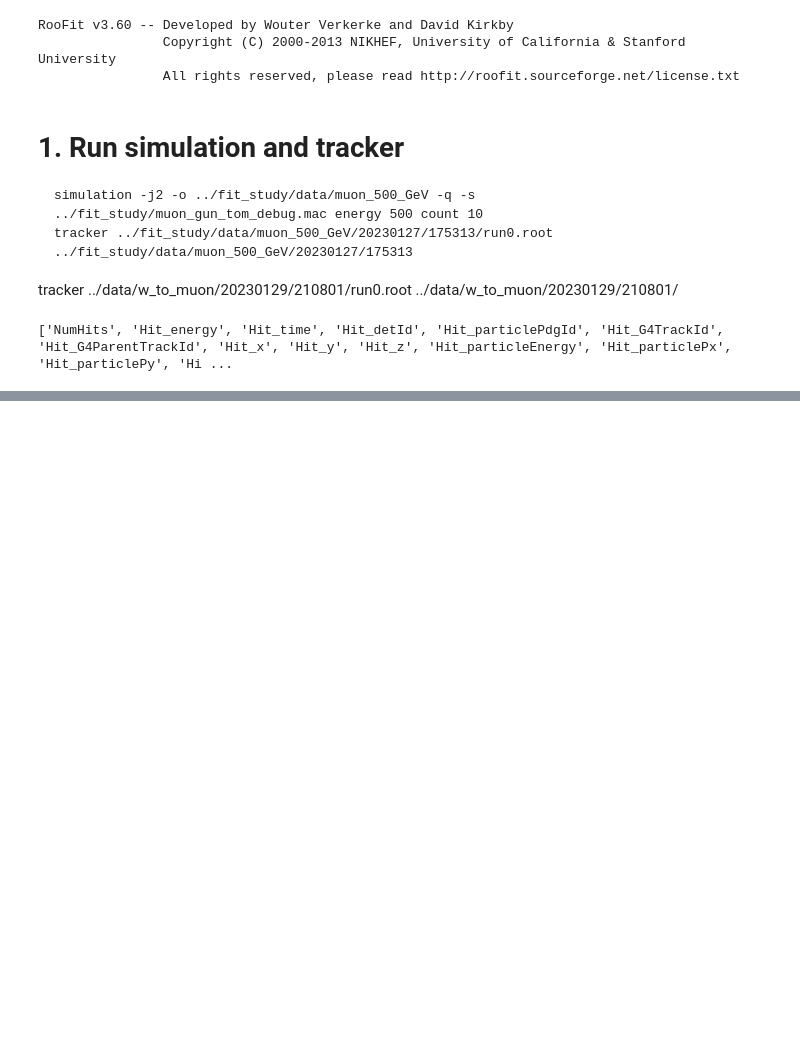
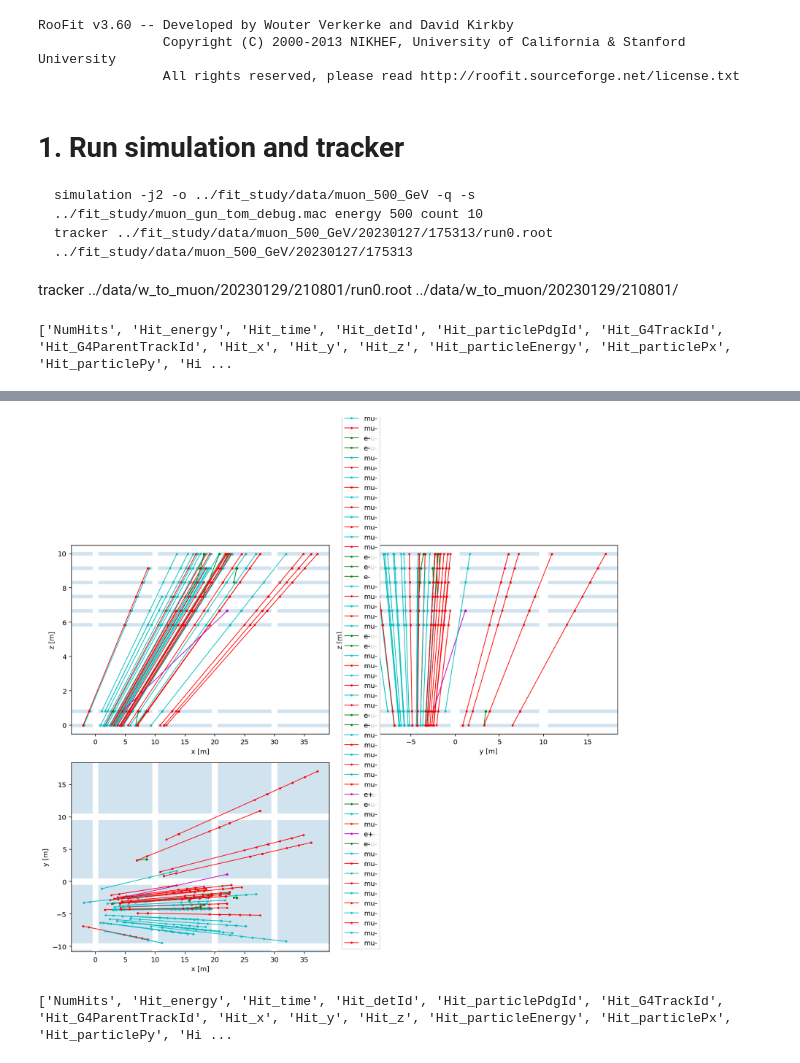
Before and after one commit to EdmondRen/mathusla_tracker_6layer, a Jupyter notebook: 23_check_vertex_gun.ipynb, the cells around one changed output, grey strips where cells are left out. Drawn from its saved outputs; the diff is of its cells as text; code cells hidden in the pictures; blank space fills up the shorter version.

```diff
--- a/23_check_vertex_gun.ipynb
+++ b/23_check_vertex_gun.ipynb
@@ -64,0 +95,29 @@ fig = vis.plot_truth(ev,fig=fig, disp_det_view=True, disp_vertex=False, disp_fir
+# %%
+fig,axs=plt.subplots(2,2,figsize=(12,9))
+ev = event.Event(filename, 0, tree_name=tree_name)
+
+
+for i in range(20):
+    ev.EventNumber=i
+
+    # Plot truth
+    fig = vis.plot_truth(ev,fig=fig, disp_det_view=False, disp_vertex=False, disp_first_hit=False);
+fig = vis.plot_truth(ev,fig=fig, disp_det_view=True, disp_vertex=False, disp_first_hit=False);
+# %% [output]
+[figure, added]
+# %%
+filename = "~/jupyter/tracker_6layers/scripts/data/20230510/202354/run0.root" # The one with 3 tracks
+# filename = "~/jupyter/tracker_6layers/scripts/data/20230511/125359//run0.root" # The one with m=4 GeV boost=10
+# filename = "/home/tomren/mathusla/data/vertex_gun_debug/test_2decay_m4GeV_p4GeV/20230511/131806/run0.root" # The one with m=4 GeV boost=1
+
+# 2. Open file and print branches
+tfile = root.TFile.Open(filename)
+tree_name = ["integral_tree","box_run"][1]
+Tree = tfile.Get(tree_name)
+
+barnches = Tree.GetListOfBranches()
+nevents = int(Tree.GetEntries())
+branch_list = [barnches[i].GetName() for i in range(len(barnches))]
+print(branch_list)
+# %% [output]
+['NumHits', 'Hit_energy', 'Hit_time', 'Hit_detId', 'Hit_particlePdgId', 'Hit_G4TrackId', 'Hit_G4ParentTrackId', 'Hit_x', 'Hit_y', 'Hit_z', 'Hit_particleEnergy', 'Hit_particlePx', 'Hit_particlePy', 'Hi ...
```
Also changed, not shown: parts of 6 cells of this notebook, 8 other files.
